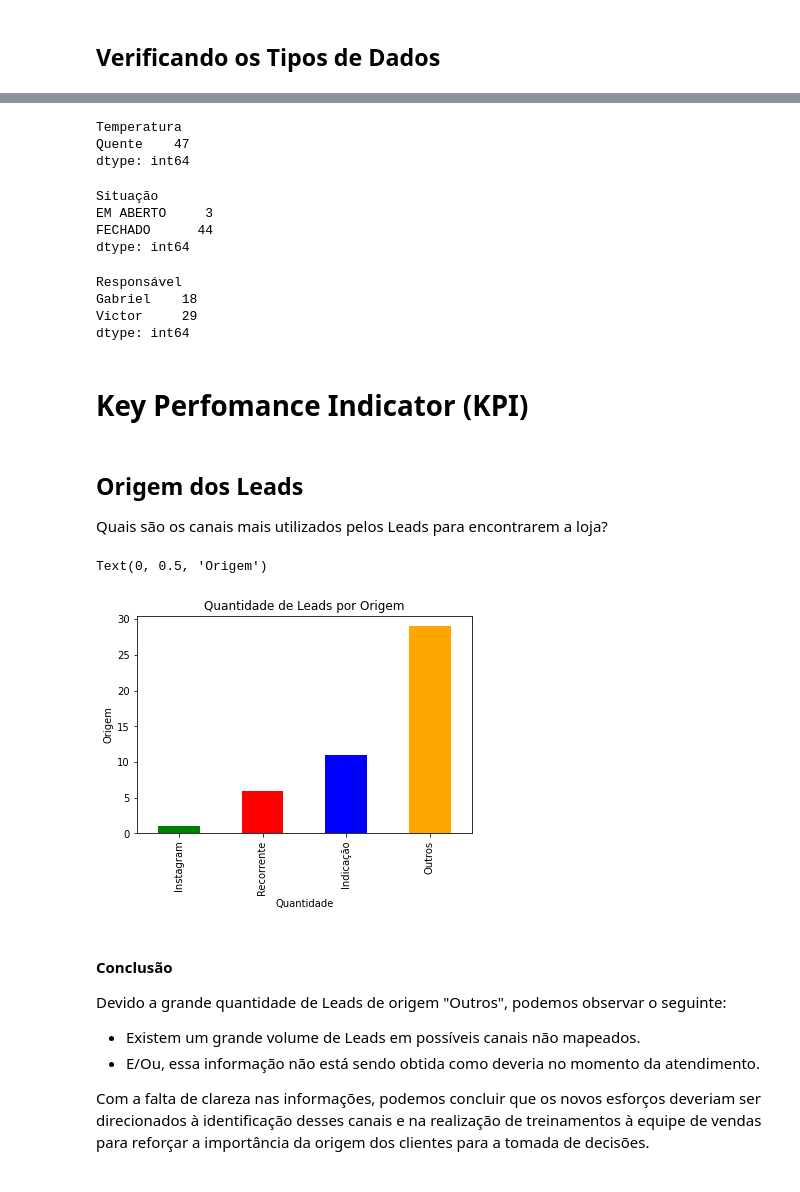
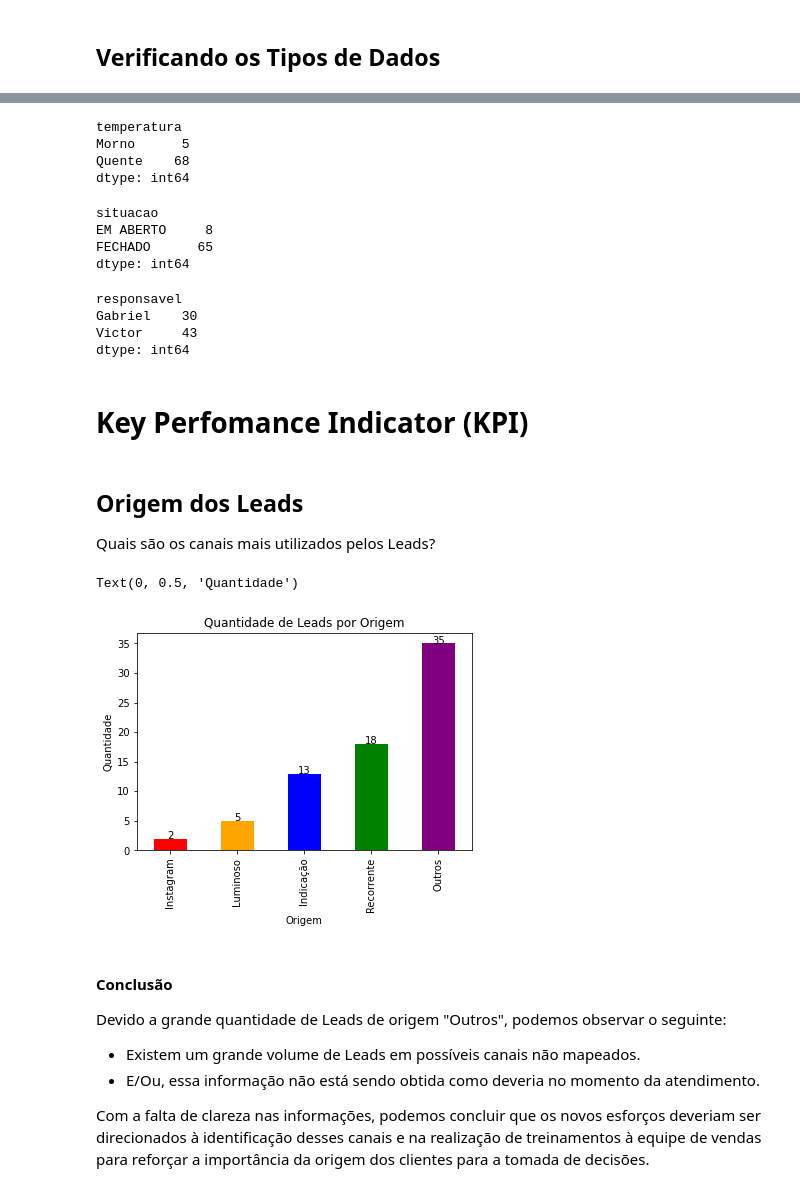
Before and after one commit to hgosouza1/Data-Science, a Jupyter notebook: Projeto Pessoal/Estética Automotiva/Relatório de Vendas.ipynb, the cells around one changed output, grey strips where cells are left out. Cells and saved outputs as stored; diff of their text form; code cells hidden in the pictures.

```diff
--- a/Projeto Pessoal/Estética Automotiva/Relatório de Vendas.ipynb
+++ b/Projeto Pessoal/Estética Automotiva/Relatório de Vendas.ipynb
@@ -16,10 +17,10 @@ from matplotlib.ticker import FuncFormatter
 # %% [markdown]
 ## Importando os Dados
 # %%
-dados = pd.read_csv("TR Estética Automotiva - Cliente.csv",
+dados = pd.read_csv("TR Estética Automotiva.csv",
           sep = ",",
-          parse_dates = ["Data Atendimento", "Data Fechamento", "Data Referência Fechamento"],
-          dayfirst = False)
+          parse_dates = ["dtatendimento", "dtfechamento"],
+          dayfirst = True)
 
 #Visulizando
 dados.head()
@@ -36,0 +37,3 @@ dados.dropna(how='all')
+# %%
+dados.fillna(0, inplace = True)
+dados.isnull().sum()
@@ -80,44 +101,61 @@ dtype: int64
 # %%
 # Temperatura
-agrupado = dados.groupby(['Temperatura']).size()
-agrupado
+temperatura = dados.groupby(['temperatura']).size()
+temperatura
 # %% [output]
-Temperatura
-Quente    47
+temperatura
+Morno      5
+Quente    68
 dtype: int64
 # %%
 # Situação
-agrupado = dados.groupby(['Situação']).size()
-agrupado
+situacao = dados.groupby(['situacao']).size()
+situacao
 # %% [output]
-Situação
-EM ABERTO     3
-FECHADO      44
+situacao
+EM ABERTO     8
+FECHADO      65
 dtype: int64
 # %%
 # Responsável
-agrupado = dados.groupby(['Responsável']).size()
-agrupado
+responsavel = dados.groupby(['responsavel']).size()
+responsavel
 # %% [output]
-Responsável
-Gabriel    18
-Victor     29
+responsavel
+Gabriel    30
+Victor     43
 dtype: int64
 # %% [markdown]
 # Key Perfomance Indicator (KPI)
 # %% [markdown]
 ## Origem dos Leads
-Quais são os canais mais utilizados pelos Leads para encontrarem a loja?
+Quais são os canais mais utilizados pelos Leads?
 # %%
-agrupado = dados.groupby(['Origem']).size()
-agrupado = agrupado.sort_values()
-agrupado.plot.bar(color=['green', 'red', 'blue', 'orange'])
-plt.title('Quantidade de Leads por Origem');
-plt.xlabel('Quantidade')
-plt.ylabel('Origem')
+#Agrupando as origens
+origem = dados.groupby(['origem']).size()
+
+#Ordenando os dados em ordem crescente
+origem = origem.sort_values()
+
+#Função para adicionar os rótulos de valor
+def labelorigem(x,y):
+    for i in range(len(x)):
+        plt.text(i, y[i], y[i], ha = 'center')
+
+x = origem
+y = origem
+
+#Gerando o gráfico e alterando as cores
+grafico = origem.plot.bar(color=['red', 'orange', 'blue', 'green', 'purple'])
+
+#Títulos e nome dos eixos
+labelorigem(x, y)
+plt.title('Quantidade de Leads por Origem')
+plt.xlabel('Origem')
+plt.ylabel('Quantidade')
 # %% [output]
-Text(0, 0.5, 'Origem')
+Text(0, 0.5, 'Quantidade')
-[figure, old version]
+[figure, new version]
 # %% [markdown]
 #### Conclusão
 
```
Also changed, not shown: parts of 17 cells of this notebook.
